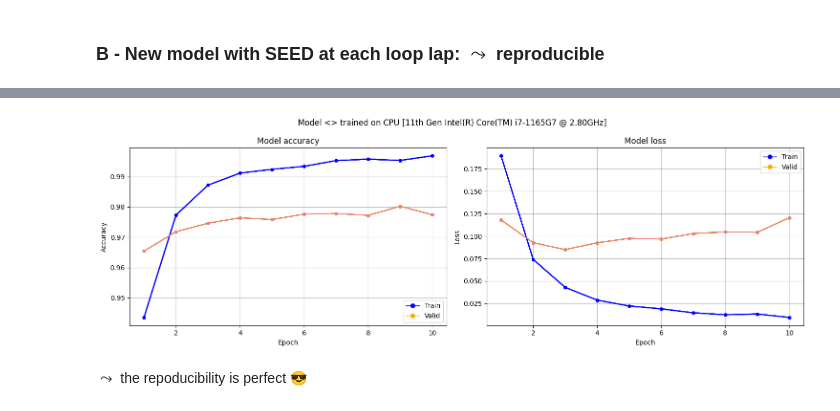
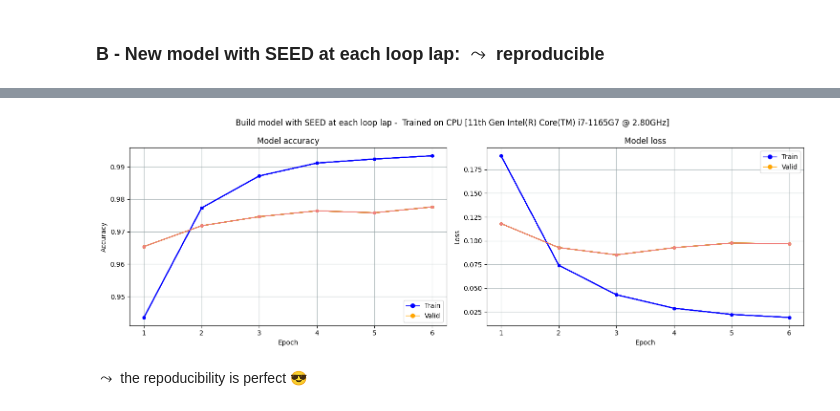
Before and after one commit to cjlux/DL_DIADEM, a Jupyter notebook: Notebooks/01_Classify_MNIST_images_DNN-Copy1.ipynb, the cells around one changed output, grey strips where cells are left out. Saved outputs shown, nothing was run; the diff lists cells and outputs as text; code cells hidden in the pictures.

```diff
--- a/Notebooks/01_Classify_MNIST_images_DNN-Copy1.ipynb
+++ b/Notebooks/01_Classify_MNIST_images_DNN-Copy1.ipynb
@@ -315,7 +321,7 @@ For the sake of convenience we défine a function to build the NN:
 from tensorflow.keras.models import Sequential
 from tensorflow.keras.layers import Dense, Input
 
-def build_DNN(seed=None):
+def build_DNN(seed=None, name=''):
 
     if seed is not None:
         ##########################
@@ -331,7 +337,10 @@ def build_DNN(seed=None):
     model.add(Input(shape=(NB_INPUT,), name='input'))             # INPUT layer
     model.add(Dense(NB_NEURON, activation='relu', name='c1'))     # First hidden layer
     model.add(Dense(NB_CLASS, activation='softmax', name='c2'))   # OUTPUT layer
+
     model.compile(loss='categorical_crossentropy', optimizer='adam',  metrics=['accuracy'])
+
+    if name: model.name = name
     return model
 # %% [markdown]
 Lets's look at the number of _parameters_ (the _weights_) of the model:
@@ -452,13 +460,13 @@ for i in range(5):
     model = build_DNN()                # build a new network, no SEED given
 
     hist = model.fit(x_train, y_train, # images, labels
-                     epochs=10,        # the total number of successive trainings
+                     epochs=6,        # the total number of successive trainings
                      batch_size=32,    # split the whole dadaset in batches
                      validation_data=(x_valid, y_valid),
                      verbose=1)
     H.append(hist)
 
 print(f' Total Train {elapsed_time_since(t0)}')
-plot_loss_accuracy(H)
+plot_loss_accuracy(H, message='Build model no SEED at each loop lap')
 # %% [output]
 training #1
@@ -500,13 +508,13 @@ for i in range(5):
     model = build_DNN(1234)            # build a new network with a fixed SEED
 
     hist = model.fit(x_train, y_train, # images, labels
-                     epochs=10,        # the total number of successive trainings
+                     epochs=6,        # the total number of successive trainings
                      batch_size=32,    # split of the whole dadaset in batches
                      validation_data=(x_valid, y_valid),
                      verbose=1)
     H.append(hist)
 
 print(f' Total Train {elapsed_time_since(t0)}')
-plot_loss_accuracy(H)
+plot_loss_accuracy(H, message='Build model with SEED at each loop lap')
 # %% [output]
 training #1
@@ -529,4 +537,4 @@ Epoch 10/10
-[figure, old version]
+[figure, new version]
 # %% [markdown]
 $\leadsto$ the repoducibility is perfect &#128526;
 # %% [markdown]
```
Also changed, not shown: parts of 48 cells of this notebook, 11 other files.
